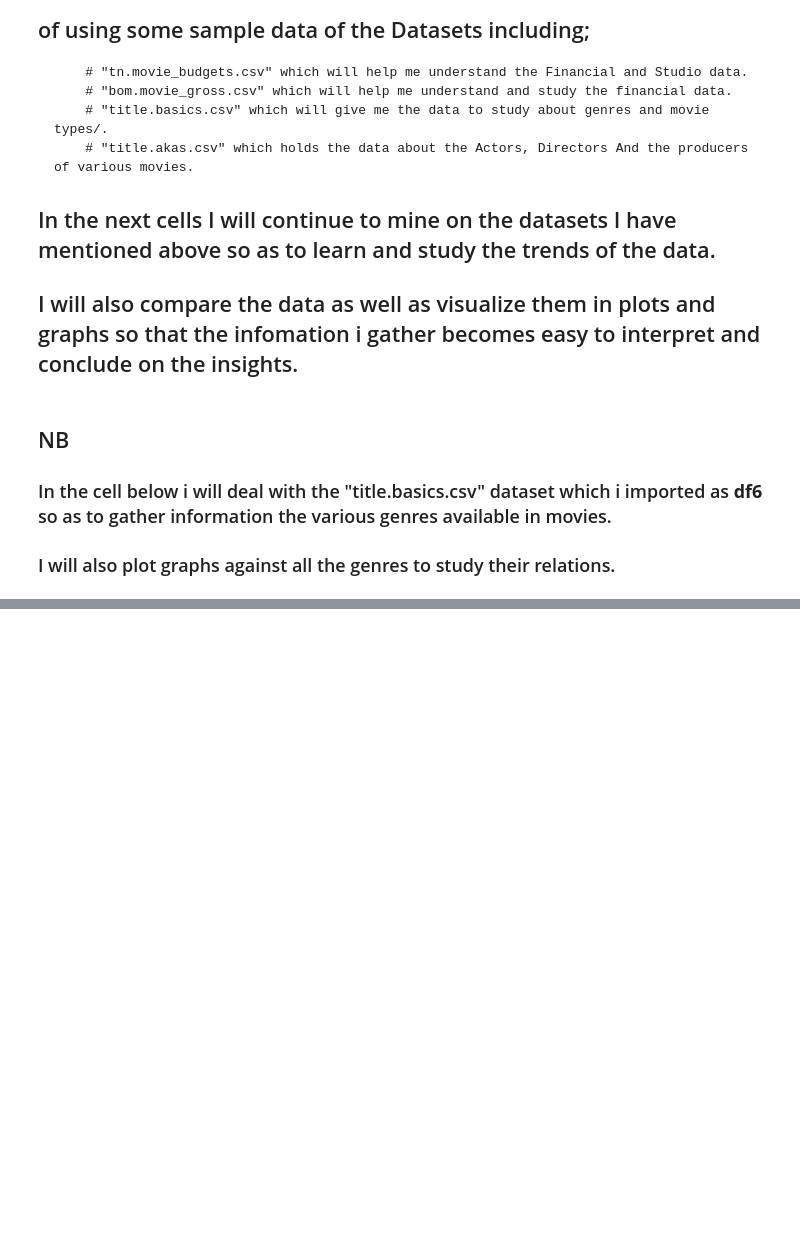
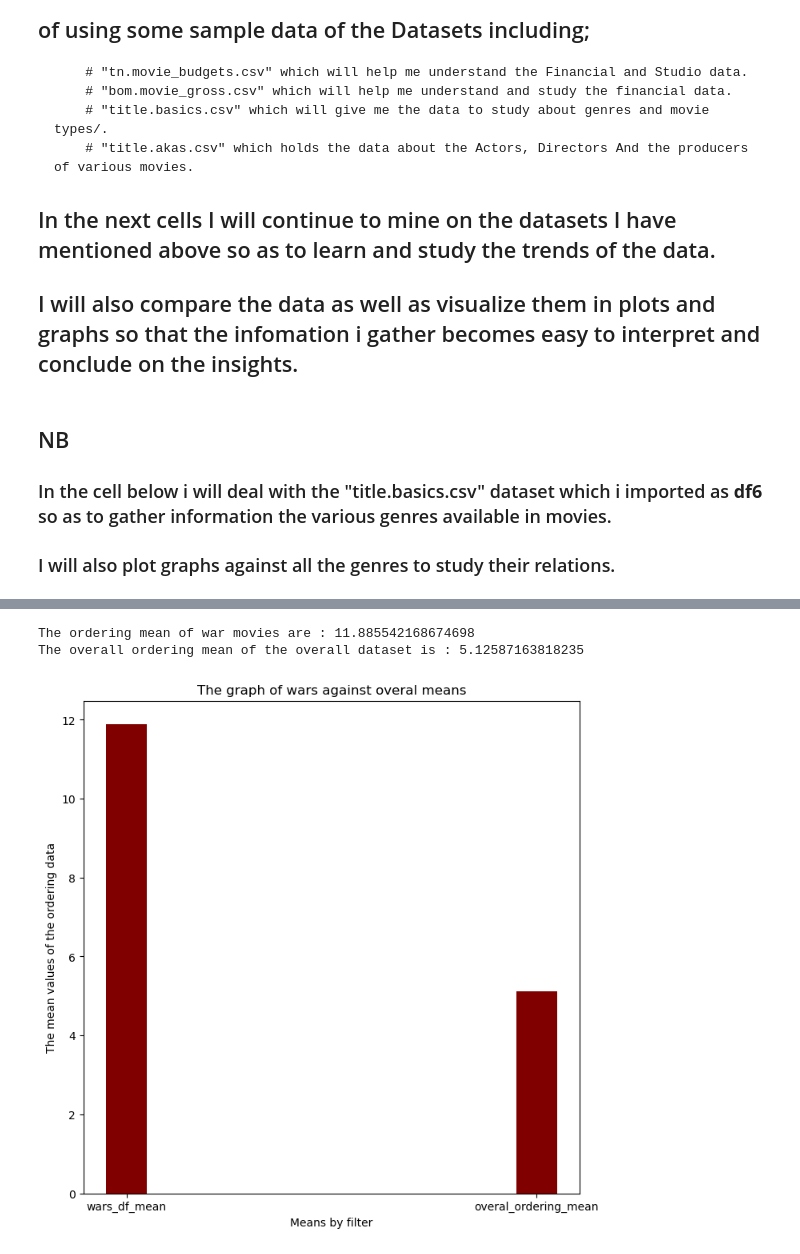
Before and after one commit to Cheruiyot890/Phase_1_Project, a Jupyter notebook: student.ipynb, the cells around one changed output, grey strips where cells are left out. Saved outputs shown, nothing was run; the diff lists cells and outputs as text; code cells hidden in the pictures; blank space fills up the shorter version.

```diff
--- a/student.ipynb
+++ b/student.ipynb
@@ -149,0 +195,9 @@ The dataset has 331703 rows
+# %%
+## I will first reset the index from ordering to the default indexing.
+df6 = pd.read_csv('title.akas.csv', index_col=0)
+# %%
+# I will keep the ordering data and the title.
+# Since the rest of the columns is not eye-catching to my exploration, I will scrap them off.
+
+necessary_data = df6[['ordering', 'title']]
+necessary_data.head()
@@ -149,0 +212,4 @@ The dataset has 331703 rows
+# %%
+# filtering the data that has war in its title
+war_df = necessary_data[necessary_data['title'].str.contains("Wars")]
+war_df
@@ -150 +231,32 @@ The dataset has 331703 rows
+# %%
+## In this cell i wil calculate the mean of the genres ordering with those containing the wars in its title.
+## I will also compare the means of the total dataset against the one of those of wars.
+
+### First i will calculate the mean of the movies containing wars in their titles.
+wars_df_mean = war_df['ordering'].mean()
+print("The ordering mean of war movies are : " + str(wars_df_mean))
+
+### I will then calculate the mean of the overall ordering data below
+overal_ordering_mean = df6['ordering'].mean()
+print("The overall ordering mean of the overall dataset is : " + str(overal_ordering_mean))
+# %% [output]
+The ordering mean of war movies are : 11.885542168674698
+The overall ordering mean of the overall dataset is : 5.12587163818235
+# %%
+### i will then plot a bar graph to compare the two means
+labels = ["wars_df_mean", "overal_ordering_mean"]
+values = [wars_df_mean, overal_ordering_mean]
+
+fig = plt.figure(figsize = (8, 8))
+
+# creating the bar plot
+plt.bar(labels, values, color ='maroon',
+        width = 0.1)
+
+plt.xlabel("Means by filter")
+plt.ylabel("The mean values of the ordering data")
+plt.title("The graph of wars against overal means")
+plt.show()
+# %% [output]
+[figure, added]
 # %%
```
Also changed, not shown: parts of 6 cells of this notebook.
